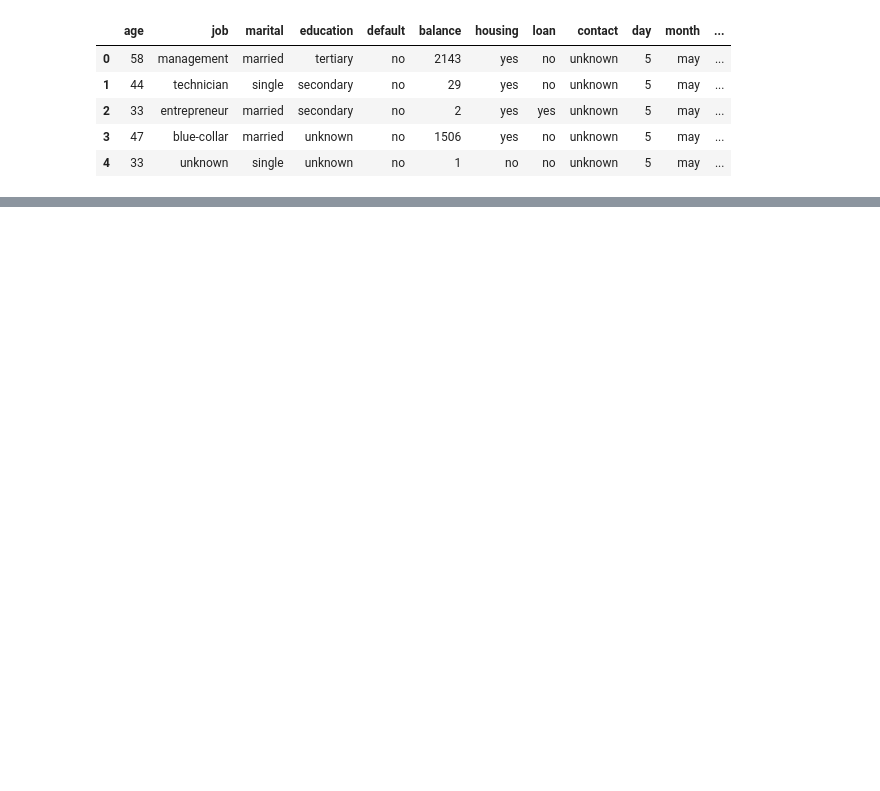
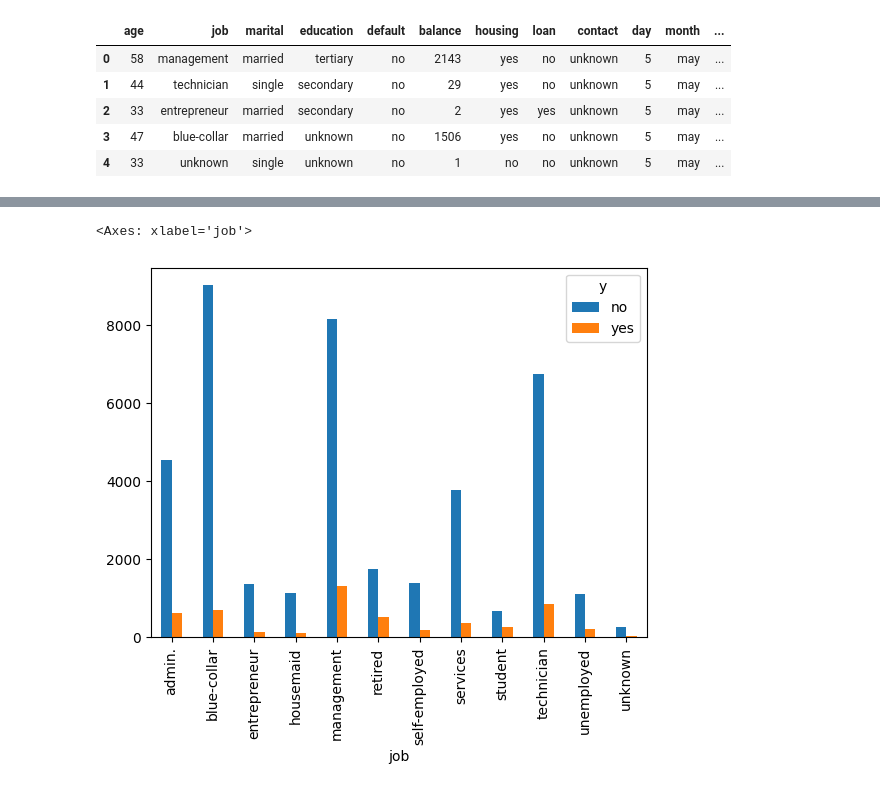
Before and after one commit to charles1706/Bank-Marketing-Propensity-Score, a Jupyter notebook: Untitled.ipynb, the cells around one changed output, grey strips where cells are left out. Drawn from its saved outputs; the diff is of its cells as text; code cells hidden in the pictures; blank space fills up the shorter version.

```diff
--- a/Untitled.ipynb
+++ b/Untitled.ipynb
@@ -22,0 +99,7 @@ Name: target, dtype: float64
+# %%
+bar_no2 = df.groupby(['job','y']).size().sort_values(ascending = False)
+bar_no2 = bar_no2.unstack()
+bar_no2.plot(kind='bar')
+# %% [output]
+<Axes: xlabel='job'>
+[figure, added]
```
Also changed, not shown: parts of 11 cells of this notebook.
